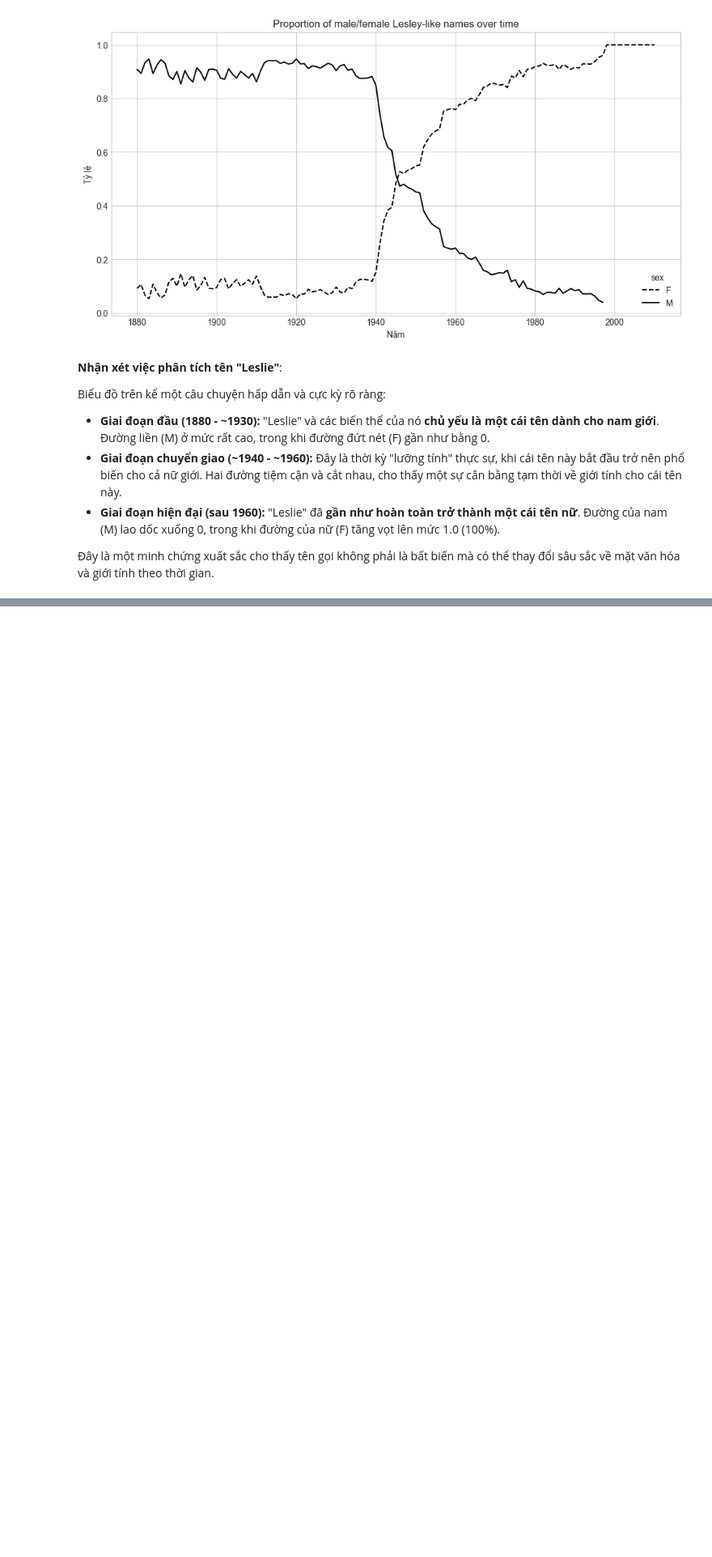
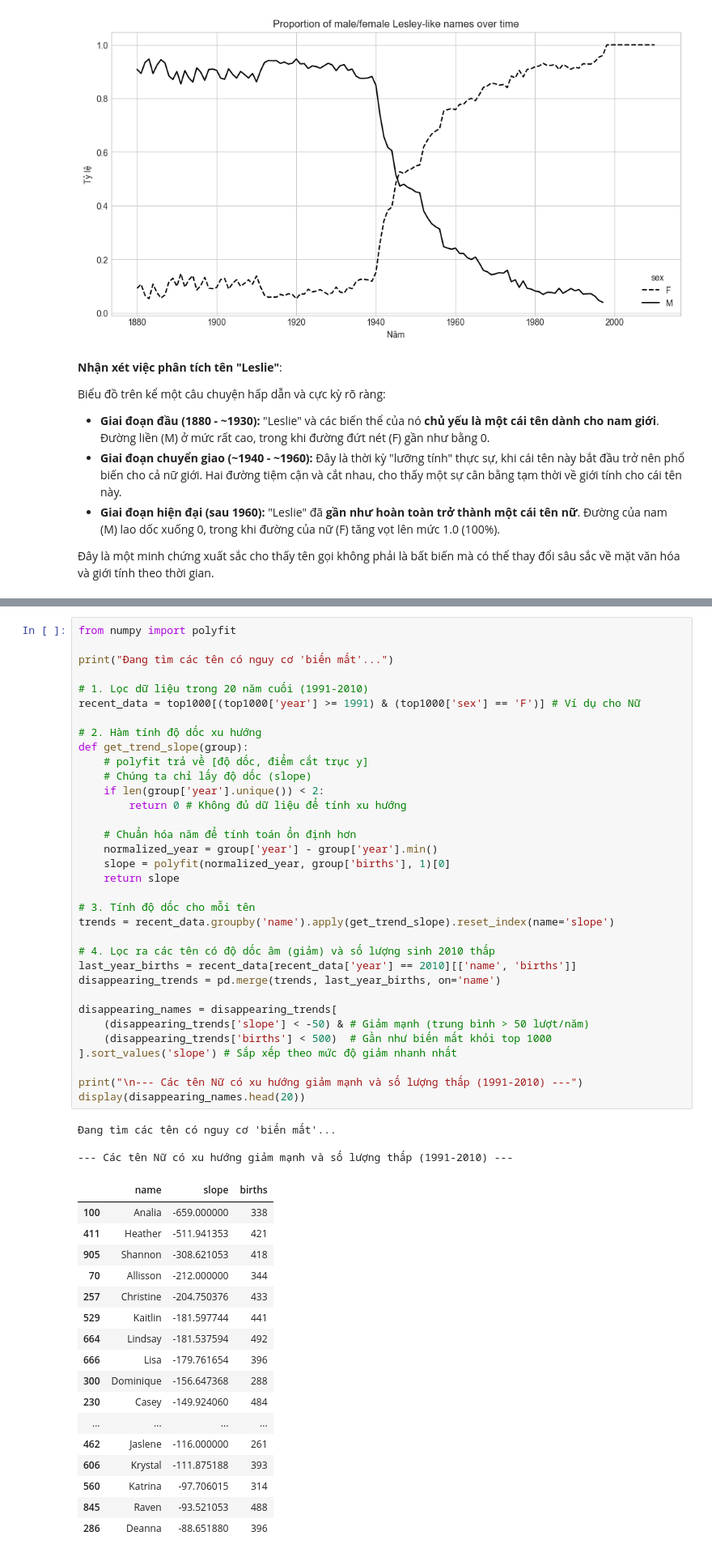
Before and after one commit to TranKhaiAn/sgu_2025_dataAnalysis, a Jupyter notebook: BTL_02-dl16-10/chapter13_3.ipynb, the cells around one changed output, grey strips where cells are left out. Shown at 81% size. Saved outputs shown, nothing was run; the diff lists cells and outputs as text; blank space fills up the shorter version.

```diff
--- a/BTL_02-dl16-10/chapter13_3.ipynb
+++ b/BTL_02-dl16-10/chapter13_3.ipynb
@@ -747,0 +1006,55 @@ Qua hành trình phân tích bộ dữ liệu Tên trẻ em Hoa Kỳ, chúng ta
+# %%
+from numpy import polyfit
+
+print("Đang tìm các tên có nguy cơ 'biến mất'...")
+
+# 1. Lọc dữ liệu trong 20 năm cuối (1991-2010)
+recent_data = top1000[(top1000['year'] >= 1991) & (top1000['sex'] == 'F')] # Ví dụ cho Nữ
+
+# 2. Hàm tính độ dốc xu hướng
+def get_trend_slope(group):
+    # polyfit trả về [độ dốc, điểm cắt trục y]
+    # Chúng ta chỉ lấy độ dốc (slope)
+    if len(group['year'].unique()) < 2:
+        return 0 # Không đủ dữ liệu để tính xu hướng
+
+    # Chuẩn hóa năm để tính toán ổn định hơn
+    normalized_year = group['year'] - group['year'].min()
+    slope = polyfit(normalized_year, group['births'], 1)[0]
+    return slope
+
+# 3. Tính độ dốc cho mỗi tên
+trends = recent_data.groupby('name').apply(get_trend_slope).reset_index(name='slope')
+
+# 4. Lọc ra các tên có độ dốc âm (giảm) và số lượng sinh 2010 thấp
+last_year_births = recent_data[recent_data['year'] == 2010][['name', 'births']]
+disappearing_trends = pd.merge(trends, last_year_births, on='name')
+
+disappearing_names = disappearing_trends[
+    (disappearing_trends['slope'] < -50) & # Giảm mạnh (trung bình > 50 lượt/năm)
+    (disappearing_trends['births'] < 500)  # Gần như biến mất khỏi top 1000
+].sort_values('slope') # Sắp xếp theo mức độ giảm nhanh nhất
+
+print("\n--- Các tên Nữ có xu hướng giảm mạnh và số lượng thấp (1991-2010) ---")
+display(disappearing_names.head(20))
+# %% [output]
+Đang tìm các tên có nguy cơ 'biến mất'...
+
+--- Các tên Nữ có xu hướng giảm mạnh và số lượng thấp (1991-2010) ---
+|  | name | slope | births |
+| 100 | Analia | -659.000000 | 338 |
+| 411 | Heather | -511.941353 | 421 |
+| 905 | Shannon | -308.621053 | 418 |
+| 70 | Allisson | -212.000000 | 344 |
+| 257 | Christine | -204.750376 | 433 |
+| 529 | Kaitlin | -181.597744 | 441 |
+| 664 | Lindsay | -181.537594 | 492 |
+| 666 | Lisa | -179.761654 | 396 |
+| 300 | Dominique | -156.647368 | 288 |
+| 230 | Casey | -149.924060 | 484 |
+| ... | ... | ... | ... |
+| 462 | Jaslene | -116.000000 | 261 |
+| 606 | Krystal | -111.875188 | 393 |
+| 560 | Katrina | -97.706015 | 314 |
+| 845 | Raven | -93.521053 | 488 |
+| 286 | Deanna | -88.651880 | 396 |
```
Also changed, not shown: parts of 20 cells of this notebook.
